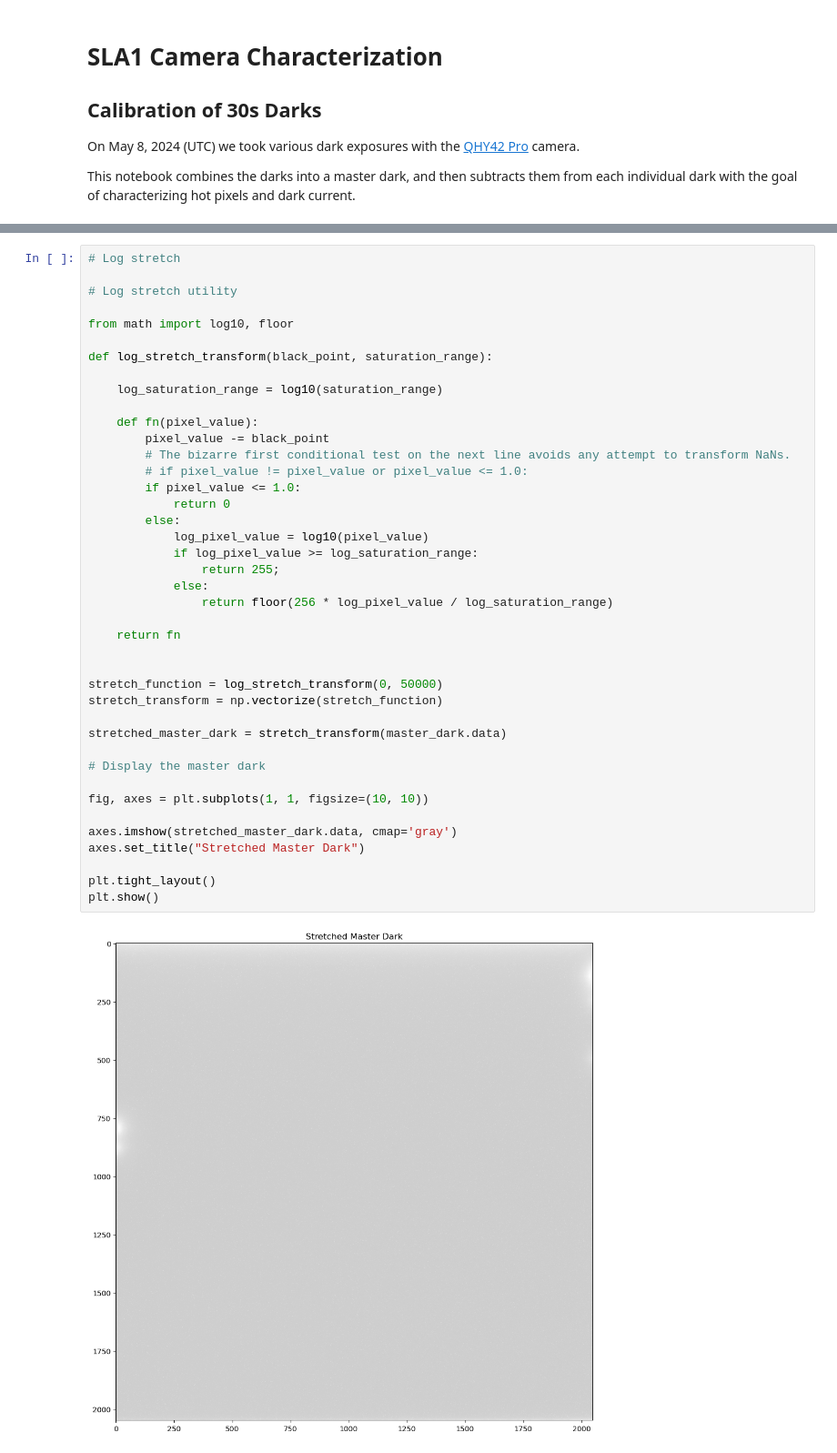
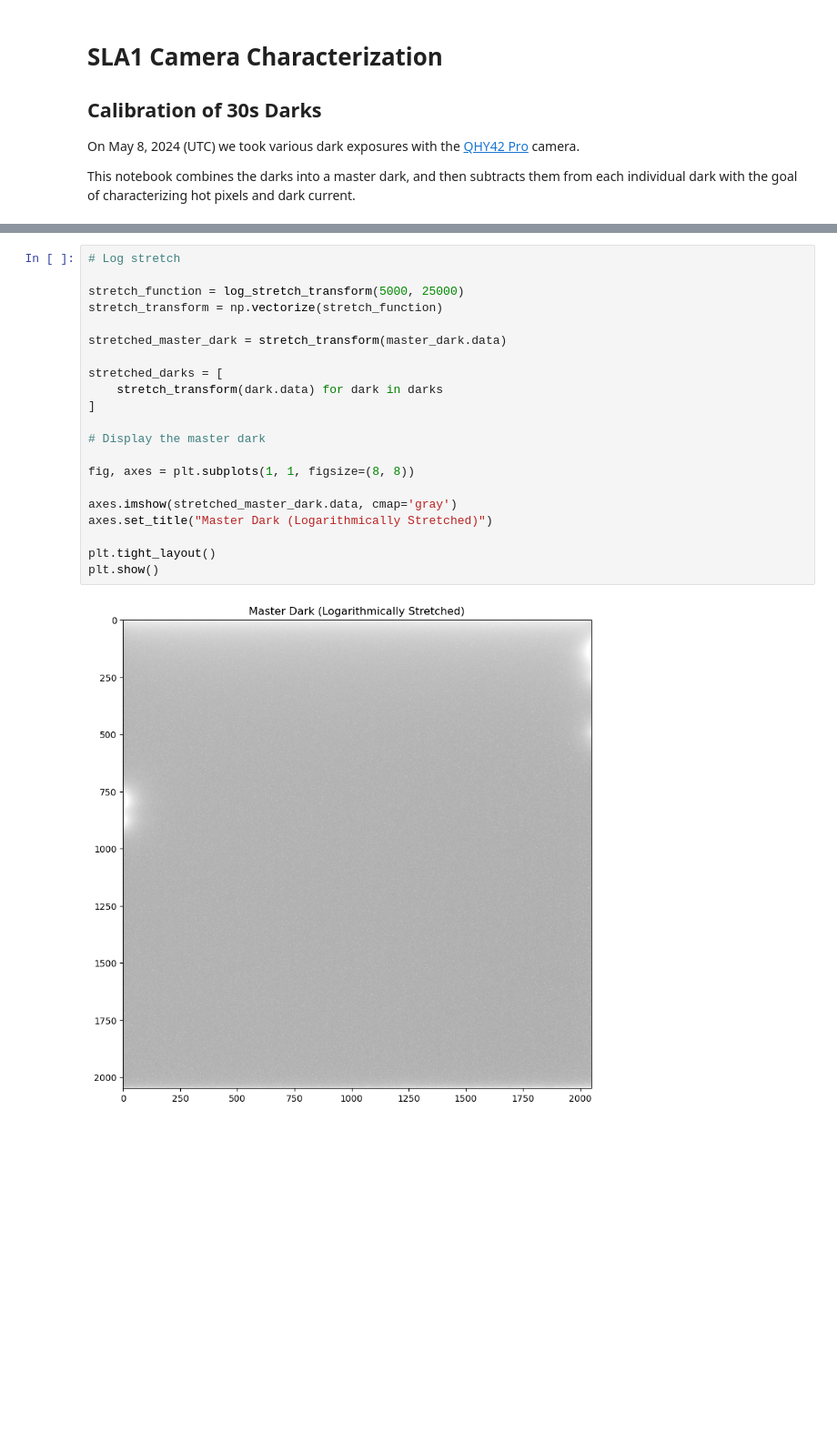
Before and after one commit to brianhill/uv-transients, a Jupyter notebook: analyses/30s_darks/30s_darks-calibration.ipynb, the cells around one changed output, grey strips where cells are left out. Shown at 91% size. Saved outputs shown, nothing was run; the diff lists cells and outputs as text; blank space fills up the shorter version.

```diff
--- a/analyses/30s_darks/30s_darks-calibration.ipynb
+++ b/analyses/30s_darks/30s_darks-calibration.ipynb
@@ -99,43 +148,23 @@ subtracted_darks = [
 # %%
 # Log stretch
 
-# Log stretch utility
-
-from math import log10, floor
-
-def log_stretch_transform(black_point, saturation_range):
-
-    log_saturation_range = log10(saturation_range)
-
-    def fn(pixel_value):
-        pixel_value -= black_point
-        # The bizarre first conditional test on the next line avoids any attempt to transform NaNs.
-        # if pixel_value != pixel_value or pixel_value <= 1.0:
-        if pixel_value <= 1.0:
-            return 0
-        else:
-            log_pixel_value = log10(pixel_value)
-            if log_pixel_value >= log_saturation_range:
-                return 255;
-            else:
-                return floor(256 * log_pixel_value / log_saturation_range)
-
-    return fn
-
-
-stretch_function = log_stretch_transform(0, 50000)
+stretch_function = log_stretch_transform(5000, 25000)
 stretch_transform = np.vectorize(stretch_function)
 
 stretched_master_dark = stretch_transform(master_dark.data)
 
+stretched_darks = [
+    stretch_transform(dark.data) for dark in darks
+]
+
 # Display the master dark
 
-fig, axes = plt.subplots(1, 1, figsize=(10, 10))
+fig, axes = plt.subplots(1, 1, figsize=(8, 8))
 
 axes.imshow(stretched_master_dark.data, cmap='gray')
-axes.set_title("Stretched Master Dark")
+axes.set_title("Master Dark (Logarithmically Stretched)")
 
 plt.tight_layout()
 plt.show()
 # %% [output]
-[figure, old version]
+[figure, new version]
```
Also changed, not shown: parts of 19 cells of this notebook, 2 other files.
